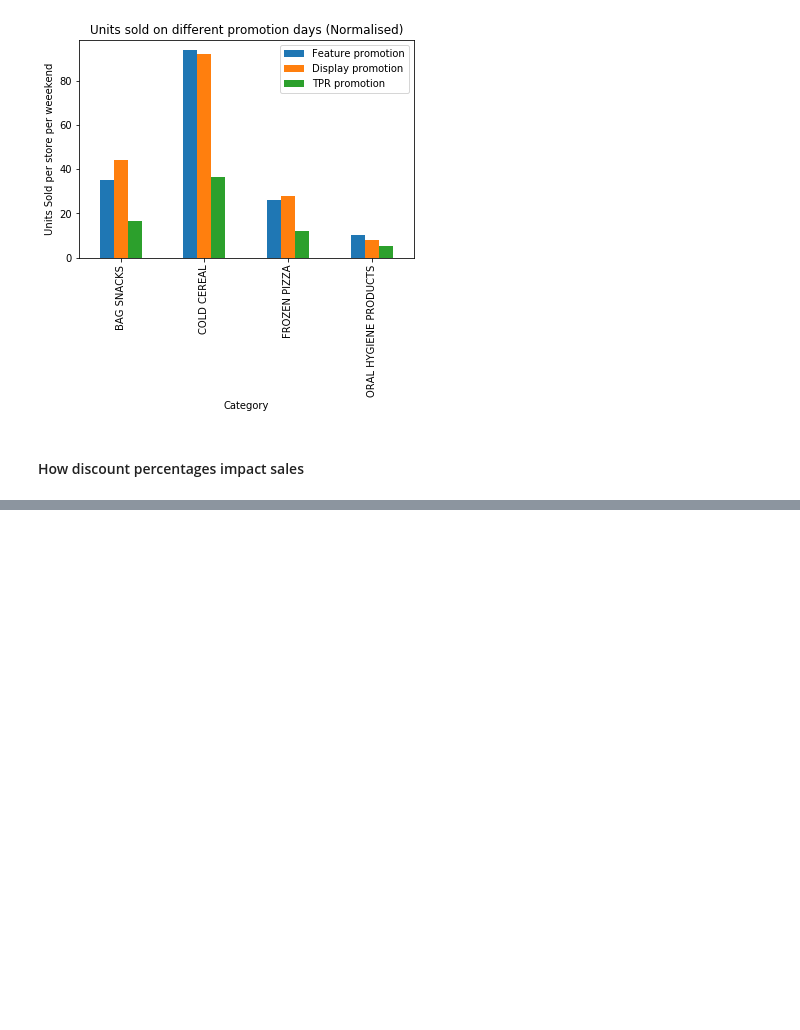
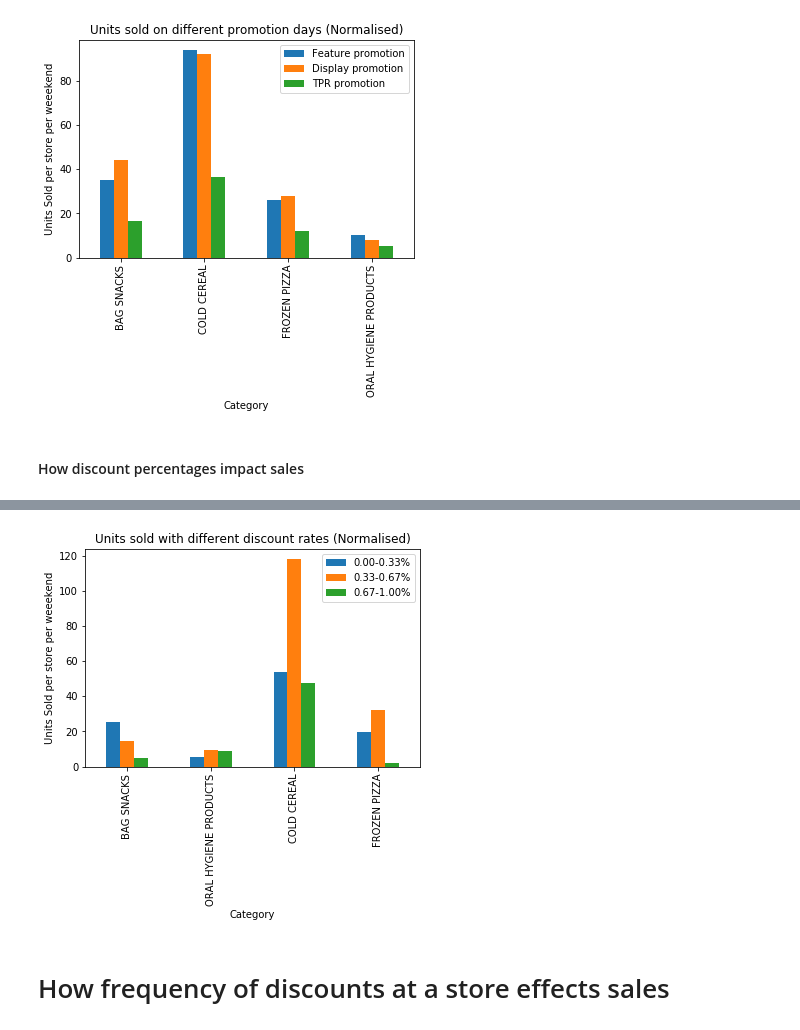
Before and after one commit to Lucianod28/Ada-project, a Jupyter notebook: Pulkit.ipynb, the cells around one changed output, grey strips where cells are left out. Cells and saved outputs as stored; diff of their text form; code cells hidden in the pictures; blank space fills up the shorter version.

Commit message:
Added more plots

```diff
--- a/Pulkit.ipynb
+++ b/Pulkit.ipynb
@@ -275,0 +246,26 @@ Ndays_Only = transactions[transactions.TPR_ONLY==1]\
+# %%
+def discount_percentage_database(discount_class_length):
+    discount = np.linspace(0,1,round(1/discount_class_length)+1)
+    #discount = [ '%.2f' % elem for elem in discount ]
+    discount_range = zip(discount[0:-1],discount[1:])
+    normalised_bypercentage = pd.DataFrame({'CATEGORY': products.CATEGORY.unique()})
+    for discount_bin in discount_range:
+        temp='{}-{}%'.format('%.2f' % discount_bin[0],'%.2f' % discount_bin[1])
+        sale_temp = transactions[(transactions.Discount_Percentage > discount_bin[0]) &\
+                                  (transactions.Discount_Percentage <= discount_bin[1])]\
+                      .merge(products[['UPC','CATEGORY']], on='UPC', how='left')\
+                      .groupby('CATEGORY').UNITS.sum().reset_index()\
+                      .rename(columns={'UNITS':temp})
+        ndays_temp = transactions[(transactions.Discount_Percentage > discount_bin[0]) &\
+                                  (transactions.Discount_Percentage <= discount_bin[1])]\
+                      .groupby(['WEEK_END_DATE','UPC'])\
+                    .STORE_NUM.size().reset_index()\
+                      .groupby('UPC').STORE_NUM.sum().reset_index()\
+                      .merge(products[['UPC','CATEGORY']], on='UPC', how='left')\
+                      .groupby('CATEGORY').STORE_NUM.sum().reset_index()
+        sale_temp[temp] = sale_temp[temp]/ndays_temp.STORE_NUM
+        normalised_bypercentage = normalised_bypercentage.merge(sale_temp, on='CATEGORY', how='left')
+    return normalised_bypercentage
+# %%
+discount_sales = discount_percentage_database(0.3)
+discount_sales
@@ -276,3 +278,13 @@ Ndays_Only = transactions[transactions.TPR_ONLY==1]\
+# %%
+_ = discount_sales.plot(kind='bar', x='CATEGORY', y=discount_sales.columns.to_list()[1:],\
+                        title='Units sold with different discount rates (Normalised)')
+_ = plt.xlabel("Category")
+_ = plt.ylabel("Units Sold per store per weeekend")
+plt.show()
+# %% [output]
+[figure, added]
+# %% [markdown]
+# How frequency of discounts at a store effects sales
 # %%
 # transactions=pd.read_excel("data/userdata.xlsx", sheet_name='dh Transaction Data')
 # transactions1=transactions.copy(deep = True)
```
Also changed, not shown: parts of 4 cells of this notebook.
